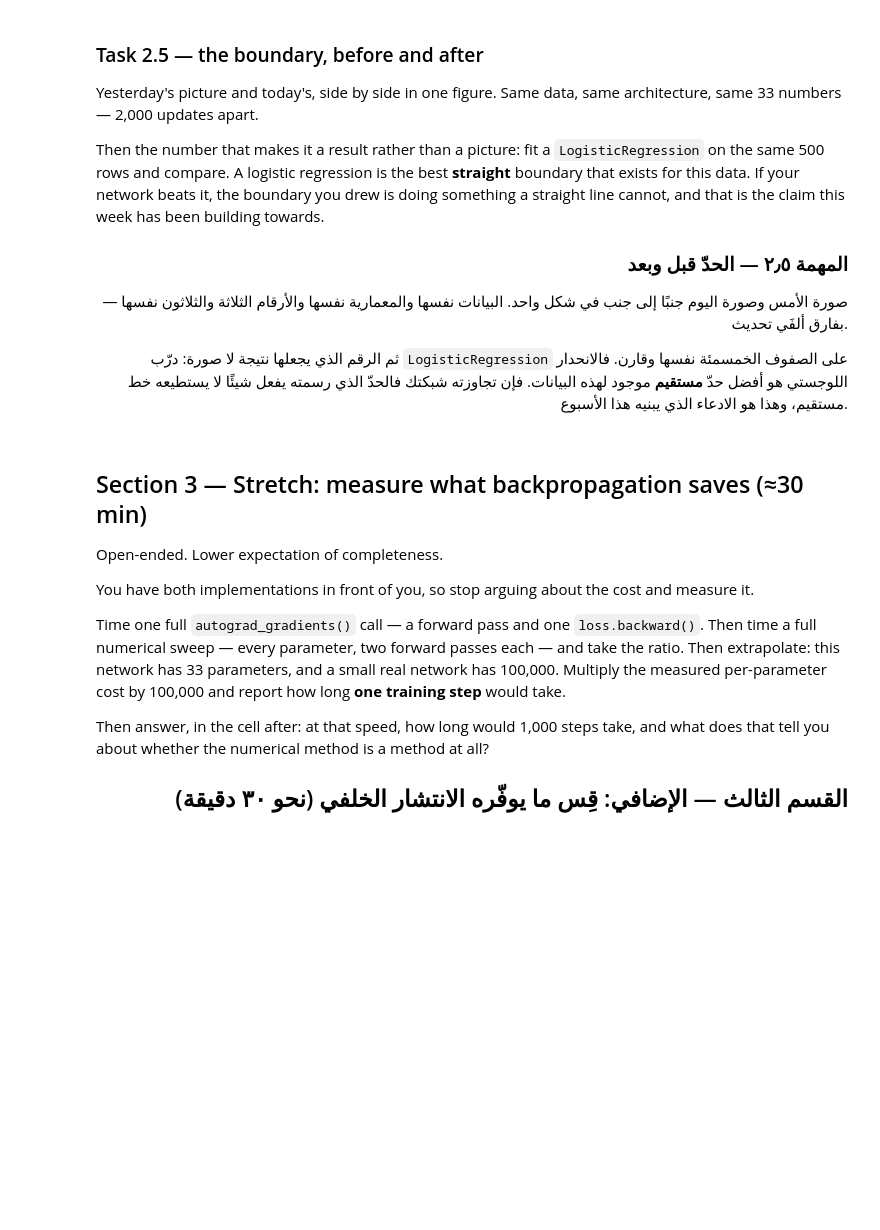
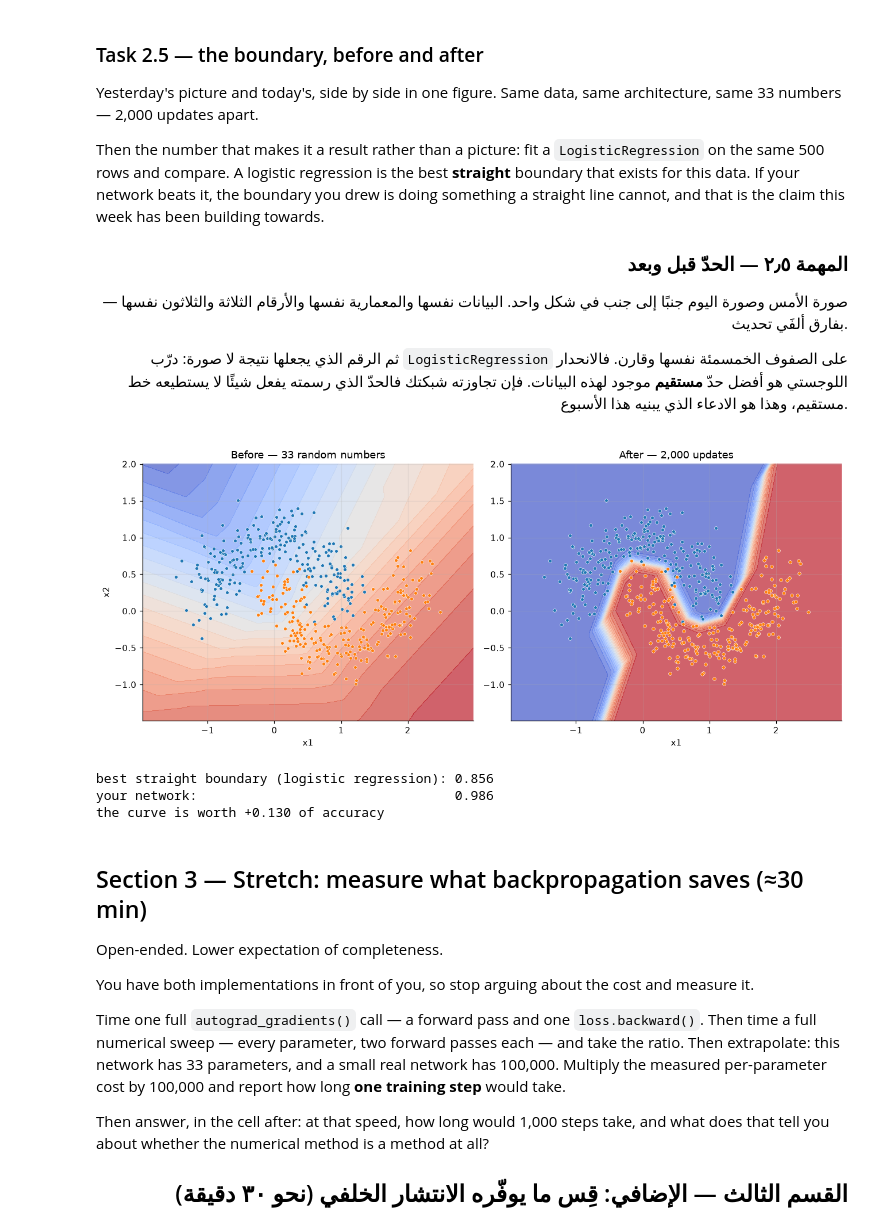
Before and after one commit to Leens1/AIEP_Olo_student, a Jupyter notebook: week_3_neural_networks/labs/D3_backprop/D3_backprop_blank.ipynb, the cells around one changed output. Cells and saved outputs as stored; diff of their text form; code cells hidden in the pictures; blank space fills up the shorter version.

```diff
--- a/week_3_neural_networks/labs/D3_backprop/D3_backprop_blank.ipynb
+++ b/week_3_neural_networks/labs/D3_backprop/D3_backprop_blank.ipynb
@@ -695,6 +727,22 @@ and, more importantly, you now own the technique for checking any gradient you e
 
 # TODO: Write autograd_gradients(params, X, y) -> gradients for all four tensors, from one loss.backward().
 # مهمة: اكتب `autograd_gradients(params, X, y)` ← اشتقاقات التنسورات الأربعة كلها، من نداء `loss.backward()` واحد.
+def autograd_gradients(params, X, y, loss_fn=None):
+    loss_fn = loss_fn or bce_loss
+
+    for p in params.values():
+        p.requires_grad_(True)
+        p.grad = None
+
+
+    output, _ = forward(params, X)
+    loss = loss_fn(y, output)
+
+    loss.backward()
+
+    return {key: p.grad for key, p in params.items()}
+
+
 lecture_grads = autograd_gradients({k: v.clone() for k, v in LECTURE.items()},
                                    x_one, torch.tensor([[1.0]]),
                                    loss_fn=squared_error)
@@ -738,6 +796,22 @@ print(f"\nthe graph behind z2: {' <- '.join(chain) or '(empty: nothing was marke
 
 # TODO: Check every one of autograd's 33 gradients against its numerical counterpart.
 # مهمة: افحص كل واحد من اشتقاقات الاشتقاق التلقائي الثلاثة والثلاثين مقابل نظيره العددي.
+rows = []
+for key in ("W1", "b1", "W2", "b2"):
+    for index in itertools.product(*(range(n) for n in params[key].shape)):
+        auto = grads[key][index].item()
+        num  = numerical_gradient(params, X, y, key, index)
+        rows.append({
+            "parameter": f"{key}{list(index)}",
+            "autograd":  auto,
+            "numerical": num,
+            "abs_diff":  abs(auto - num),
+        })
+
+gradient_check = pd.DataFrame(rows)
+worst = gradient_check["abs_diff"].max()
+
+
 print(gradient_check.head(6).to_string(index=False,
                                        float_format=lambda v: f"{v: .6f}"))
 print(f"\n{len(gradient_check)} gradients checked, one at a time")
@@ -984,33 +1121,47 @@ and that is the claim this week has been building towards.
 # ابحث عن: "matplotlib subplots share figure contourf decision boundary"
 # ────────────────────────────────────────────────────────────────────
 
 def plot_boundary(params, title, ax):
     """Colour the plane by the network's output, then scatter the real points."""
     pad = 0.5
     xx, yy = torch.meshgrid(
         torch.linspace(X[:, 0].min().item() - pad, X[:, 0].max().item() + pad, 200),
         torch.linspace(X[:, 1].min().item() - pad, X[:, 1].max().item() + pad, 200),
         indexing="xy")
     with torch.no_grad():   # a picture, not a computation to differentiate
         surface, _ = forward(params, torch.column_stack([xx.ravel(), yy.ravel()]))
     ax.contourf(xx, yy, surface.reshape(xx.shape), levels=20,
                 cmap="coolwarm", alpha=0.7)
     for label, colour in ((0, PALETTE[0]), (1, PALETTE[1])):
         rows = y.ravel() == label
         ax.scatter(X[rows, 0], X[rows, 1], s=14, color=colour,
                    edgecolor="white", linewidth=0.4)
     ax.set_xlabel("x1")
     ax.set_title(title)
 fig, axes = plt.subplots(1, 2, figsize=(12, 5))
 # TODO: Draw the untrained boundary on the left and the trained one on the right.
 # مهمة: ارسم الحدّ غير المُدرَّب يسارًا والمُدرَّب يمينًا.
+plot_boundary(INITIAL_PARAMS, "Before — 33 random numbers", axes[0])
+plot_boundary(params,         "After — 2,000 updates",      axes[1])
+axes[0].set_ylabel("x2")
+
 plt.tight_layout()
 plt.show()
 # TODO: Fit a logistic regression on the same rows and compare it with the network.
 # مهمة: درّب انحدارًا لوجستيًا على الصفوف نفسها وقارنه بالشبكة.
+from sklearn.linear_model import LogisticRegression
+
+logreg = LogisticRegression().fit(X.numpy(), y.ravel().numpy())
+linear_accuracy = logreg.score(X.numpy(), y.ravel().numpy())
+
 print(f"best straight boundary (logistic regression): {linear_accuracy:.3f}")
 print(f"your network:                                 {final_accuracy:.3f}")
 print(f"the curve is worth {final_accuracy - linear_accuracy:+.3f} of accuracy")
+# %% [output]
+[figure, added]
+best straight boundary (logistic regression): 0.856
+your network:                                 0.986
+the curve is worth +0.130 of accuracy
 # %% [markdown]
 ## Section 3 — Stretch: measure what backpropagation saves  (≈30 min)
 
```
Also changed, not shown: parts of 10 cells of this notebook.
